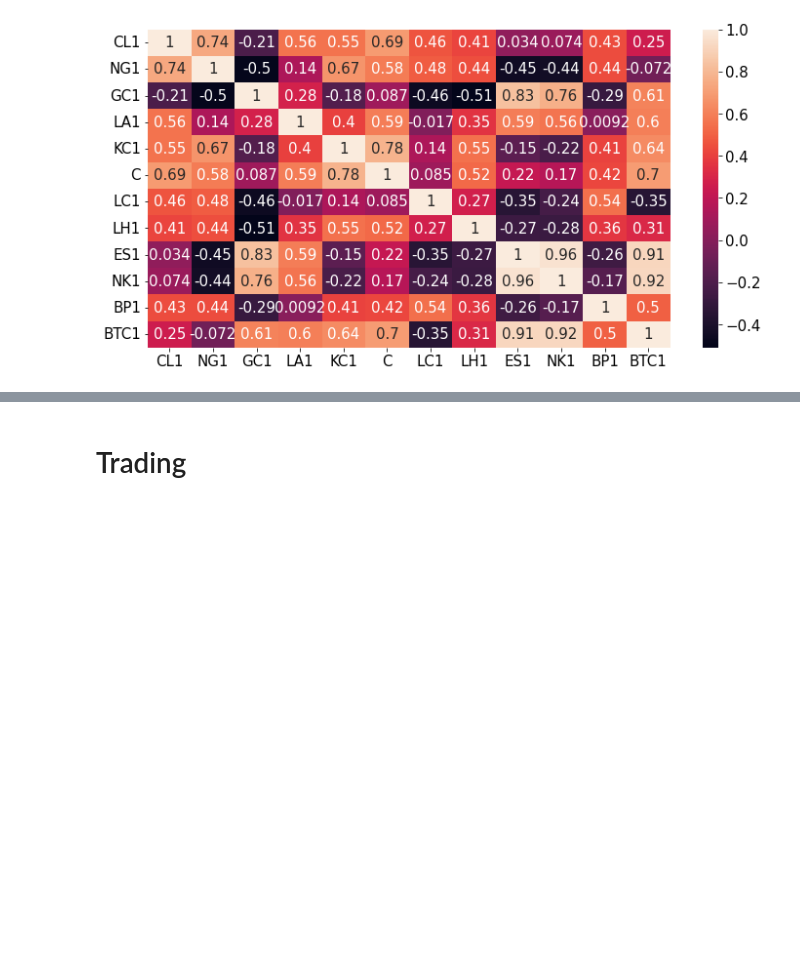
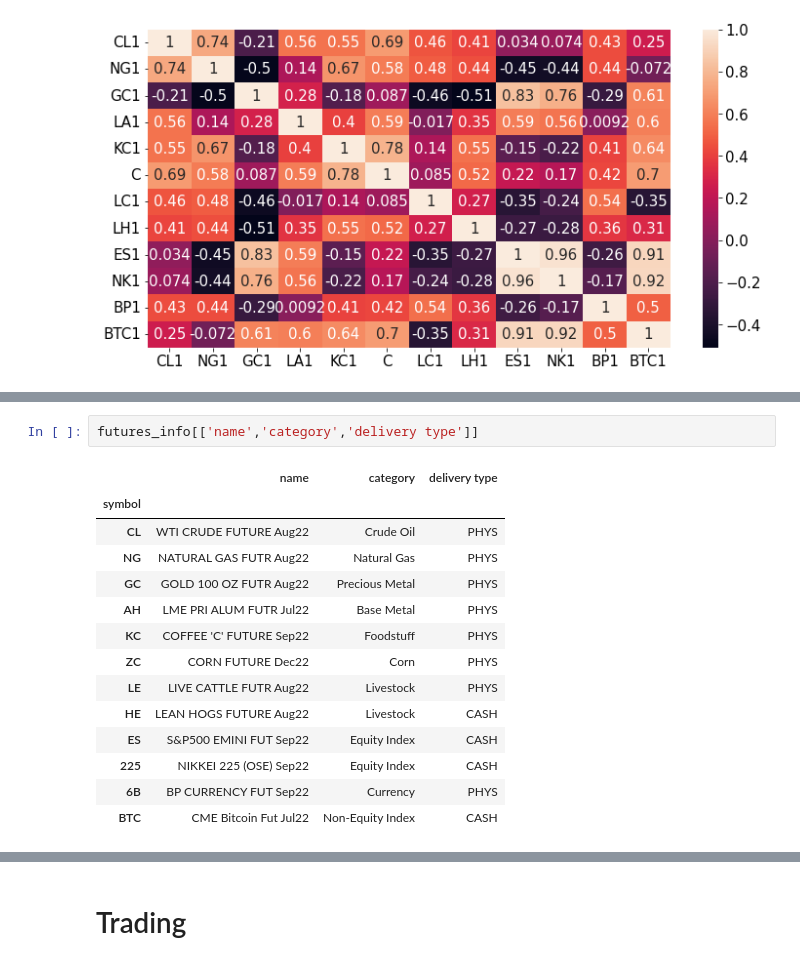
Before and after one commit to MarkHendricks/drw-markets, a Jupyter notebook: notebooks/B.2. Commodity Futures.ipynb, the cells around one changed output, grey strips where cells are left out. Saved outputs shown, nothing was run; the diff lists cells and outputs as text; blank space fills up the shorter version.

```diff
--- a/notebooks/B.2. Commodity Futures.ipynb
+++ b/notebooks/B.2. Commodity Futures.ipynb
@@ -94,0 +91,17 @@ sns.heatmap(corrmat,annot=True);
+# %%
+futures_info[['name','category','delivery type']]
+# %% [output]
+|  | name | category | delivery type |
+| symbol |  |  |  |
+| CL | WTI CRUDE FUTURE Aug22 | Crude Oil | PHYS |
+| NG | NATURAL GAS FUTR Aug22 | Natural Gas | PHYS |
+| GC | GOLD 100 OZ FUTR Aug22 | Precious Metal | PHYS |
+| AH | LME PRI ALUM FUTR Jul22 | Base Metal | PHYS |
+| KC | COFFEE 'C' FUTURE Sep22 | Foodstuff | PHYS |
+| ZC | CORN FUTURE Dec22 | Corn | PHYS |
+| LE | LIVE CATTLE FUTR Aug22 | Livestock | PHYS |
+| HE | LEAN HOGS FUTURE Aug22 | Livestock | CASH |
+| ES | S&P500 EMINI FUT Sep22 | Equity Index | CASH |
+| 225 | NIKKEI 225 (OSE) Sep22 | Equity Index | CASH |
+| 6B | BP CURRENCY FUT Sep22 | Currency | PHYS |
+| BTC | CME Bitcoin Fut Jul22 | Non-Equity Index | CASH |
```
Also changed, not shown: parts of 22 cells of this notebook.
